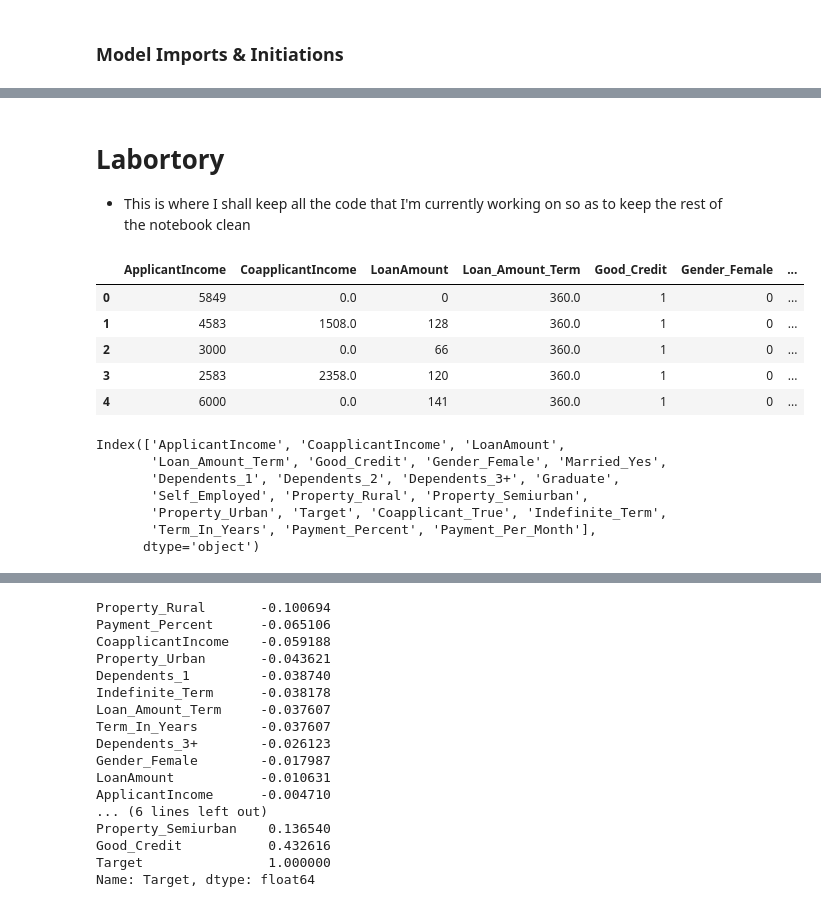
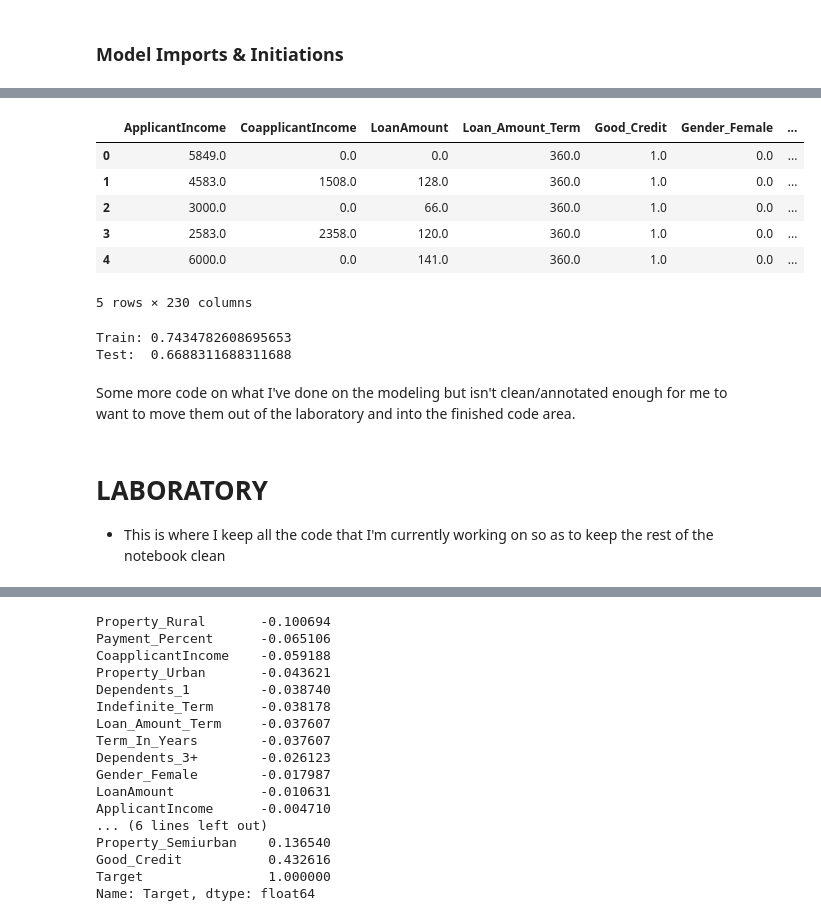
Before and after one commit to TerraJRiley/Loan_Prediction, a Jupyter notebook: Loan_Predictor.ipynb, the cells around one changed output, grey strips where cells are left out. Drawn from its saved outputs; the diff is of its cells as text; code cells hidden in the pictures.

```diff
--- a/Loan_Predictor.ipynb
+++ b/Loan_Predictor.ipynb
@@ -154,10 +155,18 @@ train_df['Payment_Per_Month'] = train_df['Payment_Per_Month'].astype(int)
 # EDA Functions
 def list_corrs(df, target):
     return df.corr().sort_values([str(target)])[str(target)]
+
+# Quick way to spid out the heatmap
 def heatmap_correlations(df, size = 20):
     fig, ax = plt.subplots(figsize=(size,size))
     sns.heatmap(df.corr(), annot=True)
     return
+
+# Function that states the % in each feature for which the Target is true
+def percent_in_target(df, feature, target):
+    total = df[feature] == 1
+    mask = (df[target] == 1) & (df[feature] == 1)
+    print("Percent of",str(feature), 'in', str(target), ':', int(len(df[mask]) / len(df[total])*100),"%")
 # %%
 # Seeing how many applicants are above X amount of payment percentage per month
 percent = 1.00
@@ -179,0 +194,7 @@ Num of Applicants: 5
+# %%
+dummies = ['Good_Credit', 'Gender_Female', 'Married_Yes',
+       'Dependents_1', 'Dependents_2', 'Dependents_3+', 'Graduate',
+       'Self_Employed', 'Property_Rural', 'Property_Semiurban',
+       'Property_Urban', 'Coapplicant_True', 'Indefinite_Term']
+for i in dummies:
+    percent_in_target(train_df, i, 'Target')
@@ -261,22 +353,39 @@ Test:  0.7857142857142857
+# %%
+# PolynomialFeatures takes each feature, and
+# then creates a feature^2 column and creates columns out of the multiplied
+# results of each feature_column multiplied by each other feature column.
+poly = PolynomialFeatures(include_bias=False)                   # Init Poly Features
+features = [i for i in train_df.columns if i != 'Target']       # Define Features
+X = train_df[features]                                          # Define X
+X_poly = poly.fit_transform(X)                                  # Fit & Transform X
+X_poly = pd.DataFrame(X_poly,
+                    columns=poly.get_feature_names(features))   # Create a df to keep it easily understandable
+
+X_poly.head()
+# %% [output]
+|  | ApplicantIncome | CoapplicantIncome | LoanAmount | Loan_Amount_Term | Good_Credit | Gender_Female | ... |
+| 0 | 5849.0 | 0.0 | 0.0 | 360.0 | 1.0 | 0.0 | ... |
+| 1 | 4583.0 | 1508.0 | 128.0 | 360.0 | 1.0 | 0.0 | ... |
+| 2 | 3000.0 | 0.0 | 66.0 | 360.0 | 1.0 | 0.0 | ... |
+| 3 | 2583.0 | 2358.0 | 120.0 | 360.0 | 1.0 | 0.0 | ... |
+| 4 | 6000.0 | 0.0 | 141.0 | 360.0 | 1.0 | 0.0 | ... |
+5 rows × 230 columns
+# %%
+model    = LogisticRegression()
+y        = df['Target']
+
+X_train, X_test, y_train, y_test = train_test_split(X_poly, y)
+model = model.fit(X_train, y_train)
+#model.transform(X_test,y_test)
+
+print('Train:', model.score(X_train, y_train))
+print('Test: ', model.score(X_test, y_test))
+# Welp.  That's unfortunate.
+# %% [output]
+Train: 0.7434782608695653
+Test:  0.6688311688311688
+# %% [markdown]
+Some more code on what I've done on the modeling but isn't clean/annotated enough for me to want to move them out of the laboratory and into the finished code area.
 # %% [markdown]
-# Labortory
- - This is where I shall keep all the code that I'm currently working on so as to keep the rest of the notebook clean
+# LABORATORY
+ - This is where I keep all the code that I'm currently working on so as to keep the rest of the notebook clean
-# %%
-train_df.head()
-# %% [output]
-|  | ApplicantIncome | CoapplicantIncome | LoanAmount | Loan_Amount_Term | Good_Credit | Gender_Female | ... |
-| 0 | 5849 | 0.0 | 0 | 360.0 | 1 | 0 | ... |
-| 1 | 4583 | 1508.0 | 128 | 360.0 | 1 | 0 | ... |
-| 2 | 3000 | 0.0 | 66 | 360.0 | 1 | 0 | ... |
-| 3 | 2583 | 2358.0 | 120 | 360.0 | 1 | 0 | ... |
-| 4 | 6000 | 0.0 | 141 | 360.0 | 1 | 0 | ... |
-# %%
-train_df.columns
-# %% [output]
-Index(['ApplicantIncome', 'CoapplicantIncome', 'LoanAmount',
-       'Loan_Amount_Term', 'Good_Credit', 'Gender_Female', 'Married_Yes',
-       'Dependents_1', 'Dependents_2', 'Dependents_3+', 'Graduate',
-       'Self_Employed', 'Property_Rural', 'Property_Semiurban',
-       'Property_Urban', 'Target', 'Coapplicant_True', 'Indefinite_Term',
-       'Term_In_Years', 'Payment_Percent', 'Payment_Per_Month'],
-      dtype='object')
```
Also changed, not shown: parts of 42 cells of this notebook.
